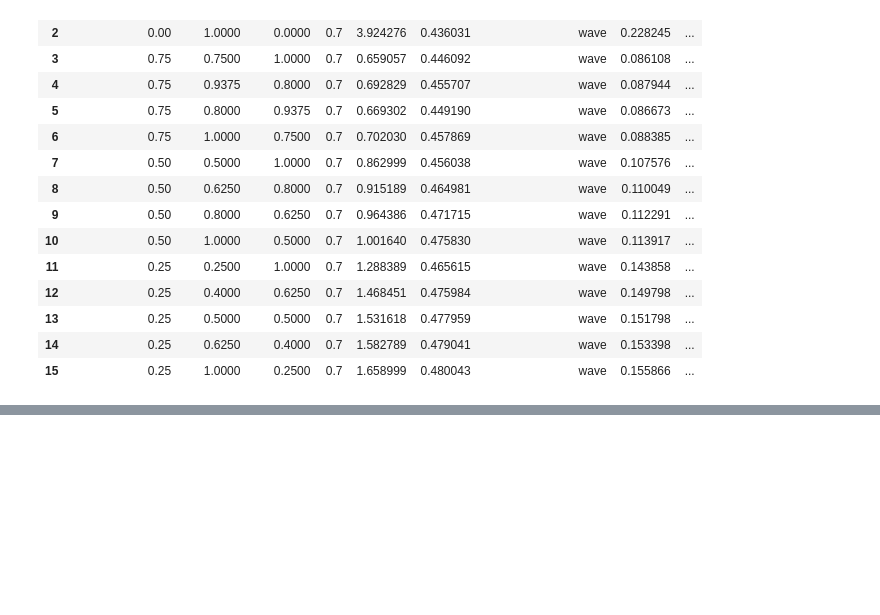
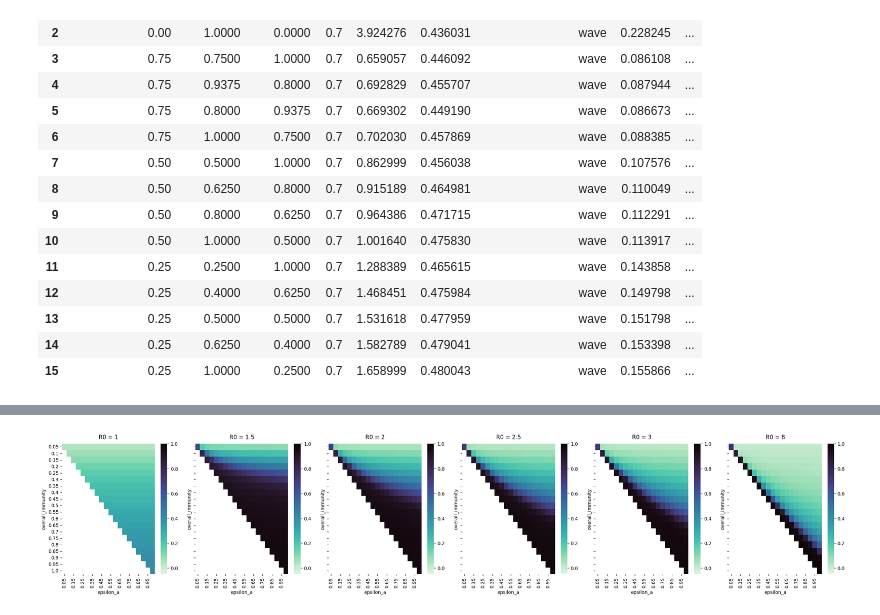
Before and after one commit to condusinew/vaccine_failure_escape, a Jupyter notebook: SIR_mode_natimm.ipynb, the cells around one changed output, grey strips where cells are left out. Saved outputs shown, nothing was run; the diff lists cells and outputs as text; code cells hidden in the pictures; blank space fills up the shorter version.

```diff
--- a/SIR_mode_natimm.ipynb
+++ b/SIR_mode_natimm.ipynb
@@ -1507,0 +1300,4 @@ plot_many_mono_anytwo("mu",ylim_max = 0.8,**kwargs)
+# %%
+epsilona_vals = np.linspace(0.05, 1, 20)
+immunity_vals = np.linspace(0.05, 1, 20)
+Rnaughts = [1, 1.5, 2, 2.5, 3, 8]
@@ -1507,0 +1406,25 @@ plot_many_mono_anytwo("mu",ylim_max = 0.8,**kwargs)
+# %%
+
+heatmaps = {}
+
+for i, r0 in enumerate(Rnaughts):
+    filtered_df_R0 = one_strain_df[one_strain_df["R0"] == r0].copy()
+
+    # avoid SettingWithCopyWarning
+    filtered_df_R0.loc[:, "overall_immunity"] = filtered_df_R0["overall_immunity"].round(3)
+    filtered_df_R0.loc[:, "epsilon_a"] = filtered_df_R0["epsilon_a"].round(3)
+
+    heatmaps[i]  = filtered_df_R0.pivot(index="overall_immunity", columns="epsilon_a",
+                                          values="total reduction in inf_days wildtype")
+
+fig, axes = plt.subplots(1, len(Rnaughts), figsize=(4*len(Rnaughts), 5), sharex=True, sharey=True)
+
+for i, r0 in enumerate(Rnaughts):
+    ax = axes[i]
+    sns.heatmap(heatmaps[i], cmap="mako_r", vmin=-0.05, vmax=1, ax=ax)
+    ax.set_title(f"R0 = {r0}", fontsize=12, pad=10)
+
+plt.tight_layout()
+plt.show()
+# %% [output]
+[figure, added]
```
Also changed, not shown: parts of 77 cells of this notebook.
